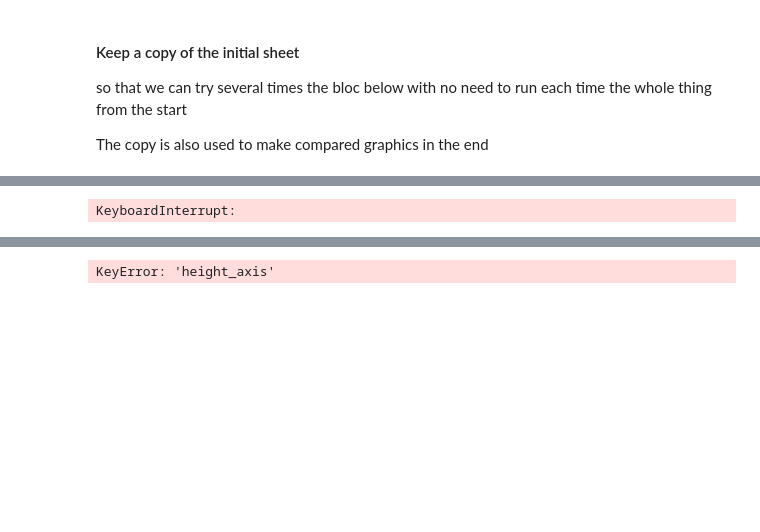
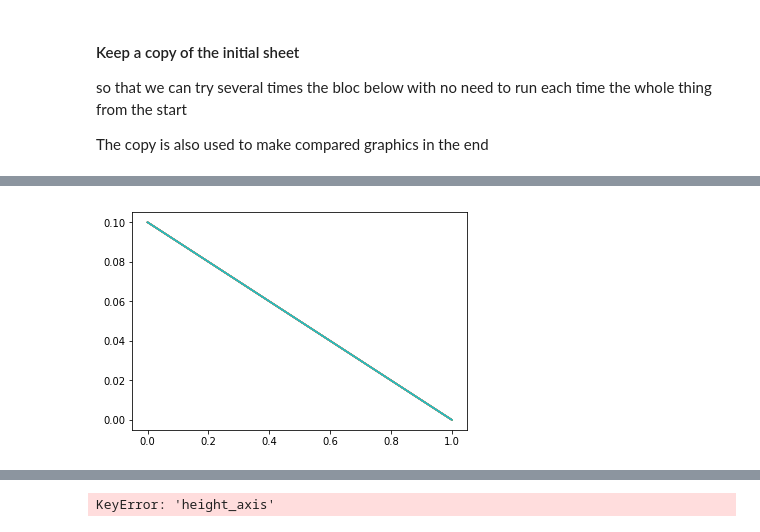
Before and after one commit to suzannelab/polarity, a Jupyter notebook: notebooks/polarity_v4_equadiff.ipynb, the cells around one changed output, grey strips where cells are left out. Cells and saved outputs as stored; diff of their text form; code cells hidden in the pictures; blank space fills up the shorter version.

```diff
--- a/notebooks/polarity_v4_equadiff.ipynb
+++ b/notebooks/polarity_v4_equadiff.ipynb
@@ -419,11 +318,16 @@ fig.set_size_inches((8, 8))
-# %%
-# Resolution chimique
-pos_0 = np.concatenate((sheet.vert_df[sheet.coords].values.ravel(),
-                        sheet.edge_df['concentration'].ravel()))
-ode = get_ode(sheet)
-
-
-
-res = solve_ivp(ode, (0, 1.), pos_0)
-# %% [output]
-KeyboardInterrupt:
+# %%
+from tyssue import History
+
+times = np.arange(0,1, 0.1)
+history = History(sheet, extra_cols={'edge':['concentration']})
+for t in times :
+    sheet.edge_df.concentration = update_concentration(sheet, t, 2).values
+    history.record(to_record = ['edge'])
+# %%
+fig, ax = plt.subplots()
+for e in range(10):
+    edge_h0 = history.datasets['edge'][history.datasets['edge']['edge'] == e]
+
+    ax.plot(edge_h0['time_id'], edge_h0['concentration'])
+# %% [output]
+[figure, added]
```
Also changed, not shown: parts of 16 cells of this notebook.
